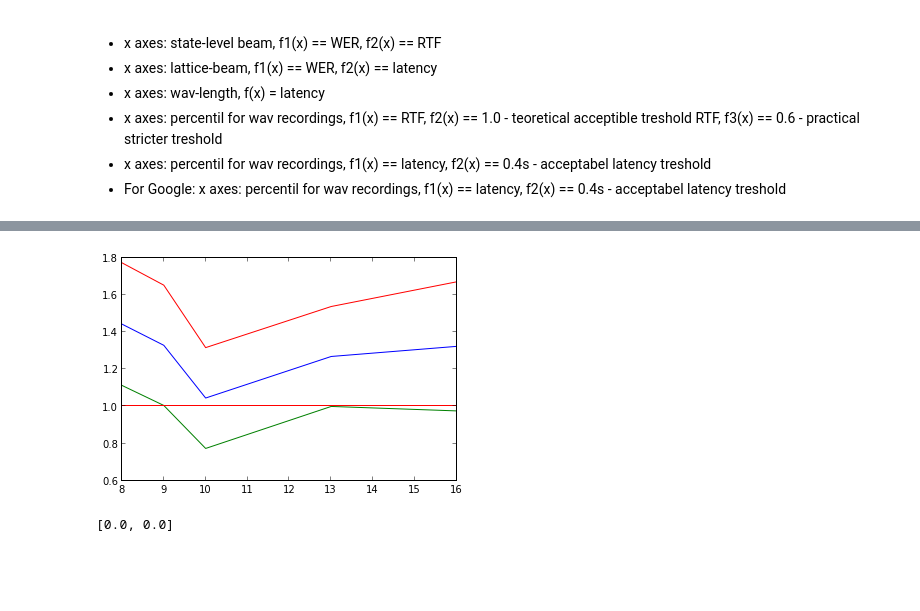
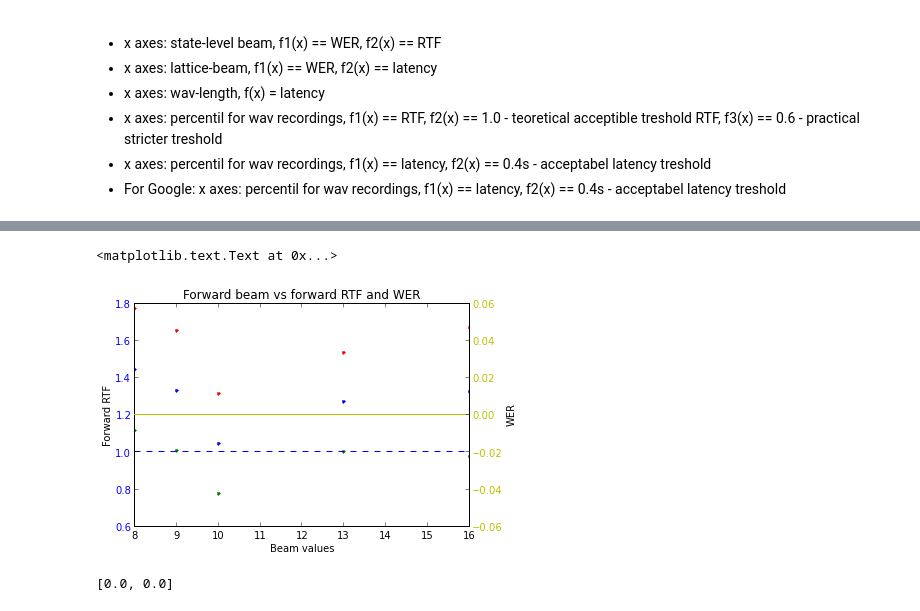
Before and after one commit to oplatek/pykaldi-eval, a Jupyter notebook: Pykaldi-evaluation.ipynb, the cells around one changed output, grey strips where cells are left out. Cells and saved outputs as stored; diff of their text form; code cells hidden in the pictures; blank space fills up the shorter version.

```diff
--- a/Pykaldi-evaluation.ipynb
+++ b/Pykaldi-evaluation.ipynb
@@ -66,25 +71,38 @@ Number of wavs 2. Min length 1.200000, Max length 1.696000, Avg length 1.448000
 # %%
 lat_beam, max_active = lat_beam_range[0], max_active_range[0]
 minf, avgf, maxf, werl = [], [], [], []
 for beam in beam_range:
     forwardrtf = [ rec.forwardlen / float(rec.wav_len) for rec in user_time_r if rec.beam == beam and rec.lattice_beam == lat_beam
                     and rec.max_active == max_active]
     wers = [ cwer(rec.ins, rec.dl, rec.sub, rec.refer_words) for rec in sys_time_r if rec.beam == beam and rec.lattice_beam == lat_beam
                     and rec.max_active == max_active]
     assert len(wers) == 1, 'wer is computed for each setting on all utterances at once-> 1 value'
     werl.append(wers[0])
     minf.append(min(forwardrtf))
     avgf.append(sum(forwardrtf) / float(len(forwardrtf)))
     maxf.append(max(forwardrtf))
 werl = [100.0 * w for w in werl]  # TODO DEBUG add scale for wer
-#pl.plot(beam_range, werl, 'y')
-pl.plot(beam_range, minf, 'g')
-pl.plot(beam_range, avgf, 'b')
-pl.plot(beam_range, [1.0] * len(beam_range), 'r')
-pl.plot(beam_range, maxf, 'r')
-pl.show()
+
+fig, ax1 = subplots()
+ax1.plot(beam_range, minf, '.g')
+ax1.plot(beam_range, avgf, '.b')
+ax1.plot(beam_range, [1.0] * len(beam_range), 'b--')
+ax1.plot(beam_range, maxf, '.r')
+ax1.set_xlabel('Beam values')
+ax1.set_ylabel('Forward RTF')
+for tl in ax1.get_yticklabels():
+    tl.set_color('b')
+
+ax2 = ax1.twinx()
+ax2.plot(beam_range, werl, 'y')
+ax2.set_ylabel('WER')
+for tl in ax2.get_yticklabels():
+    tl.set_color('y')
+
+title('Forward beam vs forward RTF and WER')
 # %% [output]
+<matplotlib.text.Text at 0x...>
-[figure, old version]
+[figure, new version]
 # %%
 beam, max_active = beam_range[2], max_active_range[0]
 minb, avgb, maxb, werl = [], [], [], []
```
Also changed, not shown: parts of 5 cells of this notebook.
